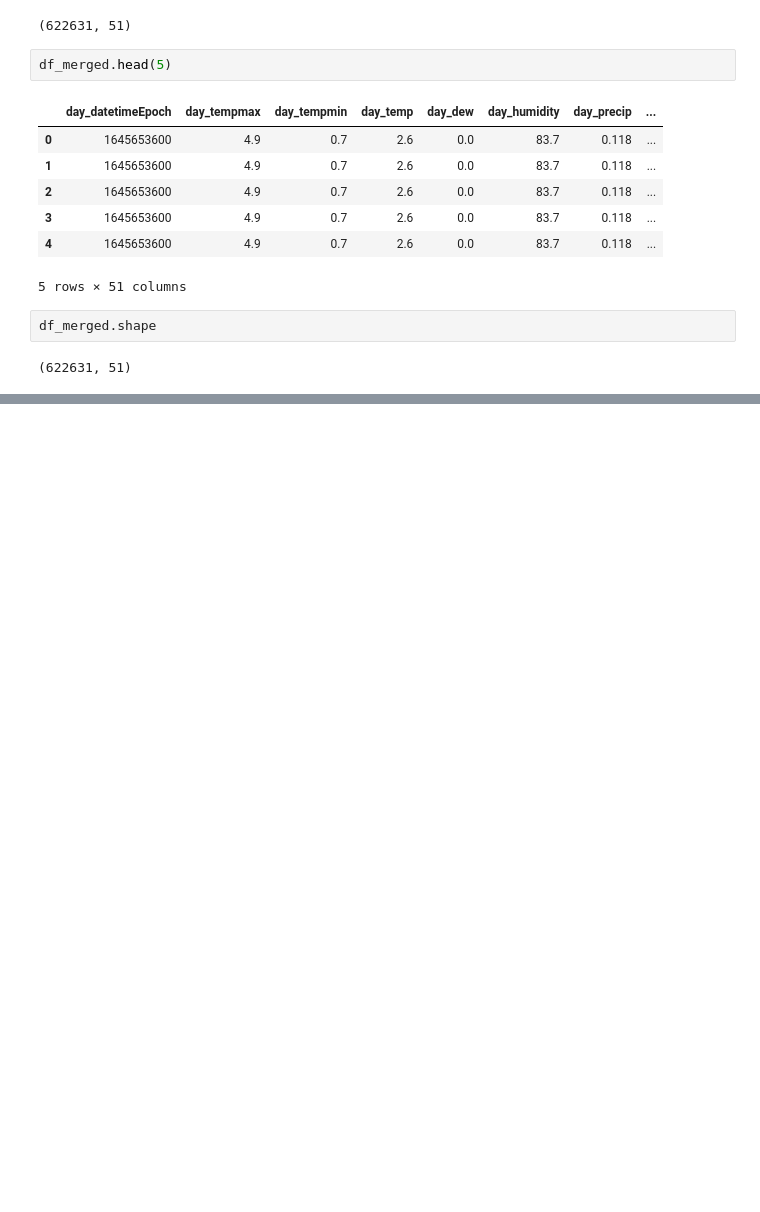
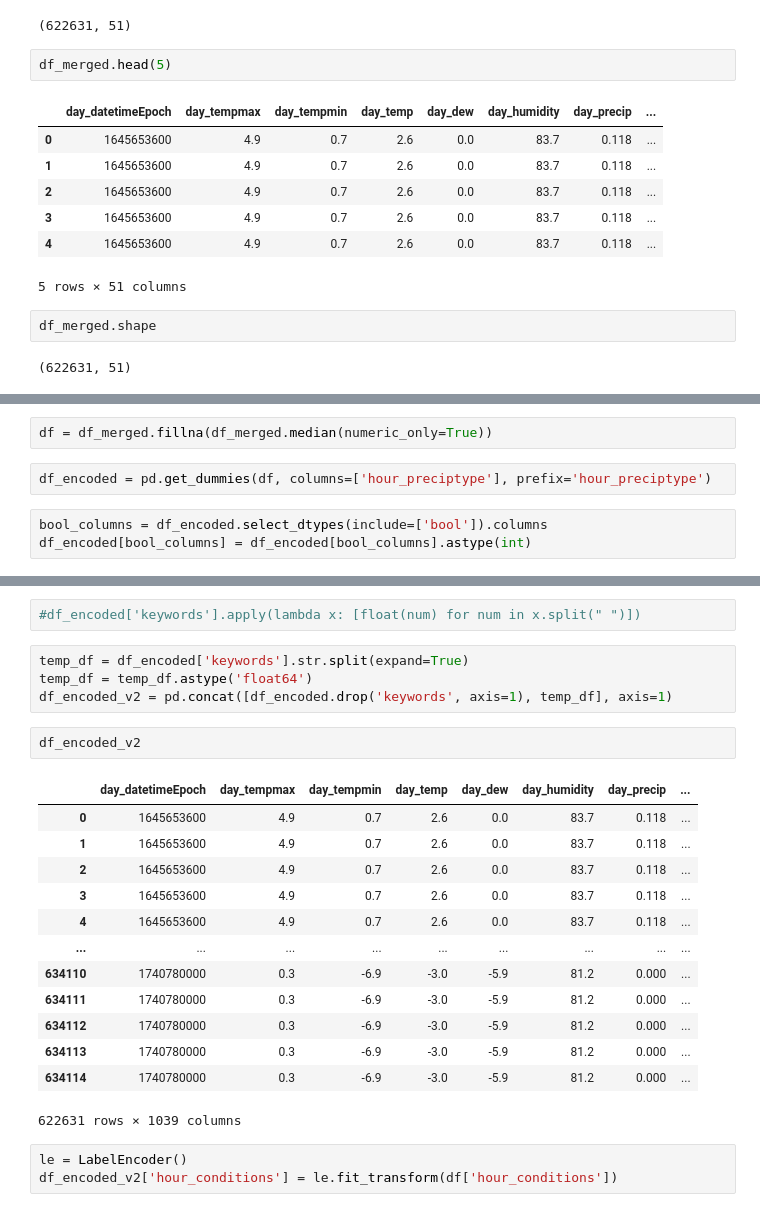
Before and after one commit to HliebOcheretianyi/H2_python_structure_and_data, a Jupyter notebook: src/prepare_final_dataset.ipynb, the cells around one changed output, grey strips where cells are left out. Drawn from its saved outputs; the diff is of its cells as text; blank space fills up the shorter version.

```diff
--- a/src/prepare_final_dataset.ipynb
+++ b/src/prepare_final_dataset.ipynb
@@ -570,0 +589,7 @@ df_merged.to_csv(f"{OUTPUT_FOLDER}/{ALL_MERGED_DATA_FILE}.csv", sep=";", index=F
+# %%
+df = df_merged.fillna(df_merged.median(numeric_only=True))
+# %%
+df_encoded = pd.get_dummies(df, columns=['hour_preciptype'], prefix='hour_preciptype')
+# %%
+bool_columns = df_encoded.select_dtypes(include=['bool']).columns
+df_encoded[bool_columns] = df_encoded[bool_columns].astype(int)
@@ -570,0 +616,25 @@ df_merged.to_csv(f"{OUTPUT_FOLDER}/{ALL_MERGED_DATA_FILE}.csv", sep=";", index=F
+# %%
+#df_encoded['keywords'].apply(lambda x: [float(num) for num in x.split(" ")])
+# %%
+temp_df = df_encoded['keywords'].str.split(expand=True)
+temp_df = temp_df.astype('float64')
+df_encoded_v2 = pd.concat([df_encoded.drop('keywords', axis=1), temp_df], axis=1)
+# %%
+df_encoded_v2
+# %% [output]
+|  | day_datetimeEpoch | day_tempmax | day_tempmin | day_temp | day_dew | day_humidity | day_precip | ... |
+| 0 | 1645653600 | 4.9 | 0.7 | 2.6 | 0.0 | 83.7 | 0.118 | ... |
+| 1 | 1645653600 | 4.9 | 0.7 | 2.6 | 0.0 | 83.7 | 0.118 | ... |
+| 2 | 1645653600 | 4.9 | 0.7 | 2.6 | 0.0 | 83.7 | 0.118 | ... |
+| 3 | 1645653600 | 4.9 | 0.7 | 2.6 | 0.0 | 83.7 | 0.118 | ... |
+| 4 | 1645653600 | 4.9 | 0.7 | 2.6 | 0.0 | 83.7 | 0.118 | ... |
+| ... | ... | ... | ... | ... | ... | ... | ... | ... |
+| 634110 | 1740780000 | 0.3 | -6.9 | -3.0 | -5.9 | 81.2 | 0.000 | ... |
+| 634111 | 1740780000 | 0.3 | -6.9 | -3.0 | -5.9 | 81.2 | 0.000 | ... |
+| 634112 | 1740780000 | 0.3 | -6.9 | -3.0 | -5.9 | 81.2 | 0.000 | ... |
+| 634113 | 1740780000 | 0.3 | -6.9 | -3.0 | -5.9 | 81.2 | 0.000 | ... |
+| 634114 | 1740780000 | 0.3 | -6.9 | -3.0 | -5.9 | 81.2 | 0.000 | ... |
+622631 rows × 1039 columns
+# %%
+le = LabelEncoder()
+df_encoded_v2['hour_conditions'] = le.fit_transform(df['hour_conditions'])
```
Also changed, not shown: parts of 26 cells of this notebook, 3 other files.
